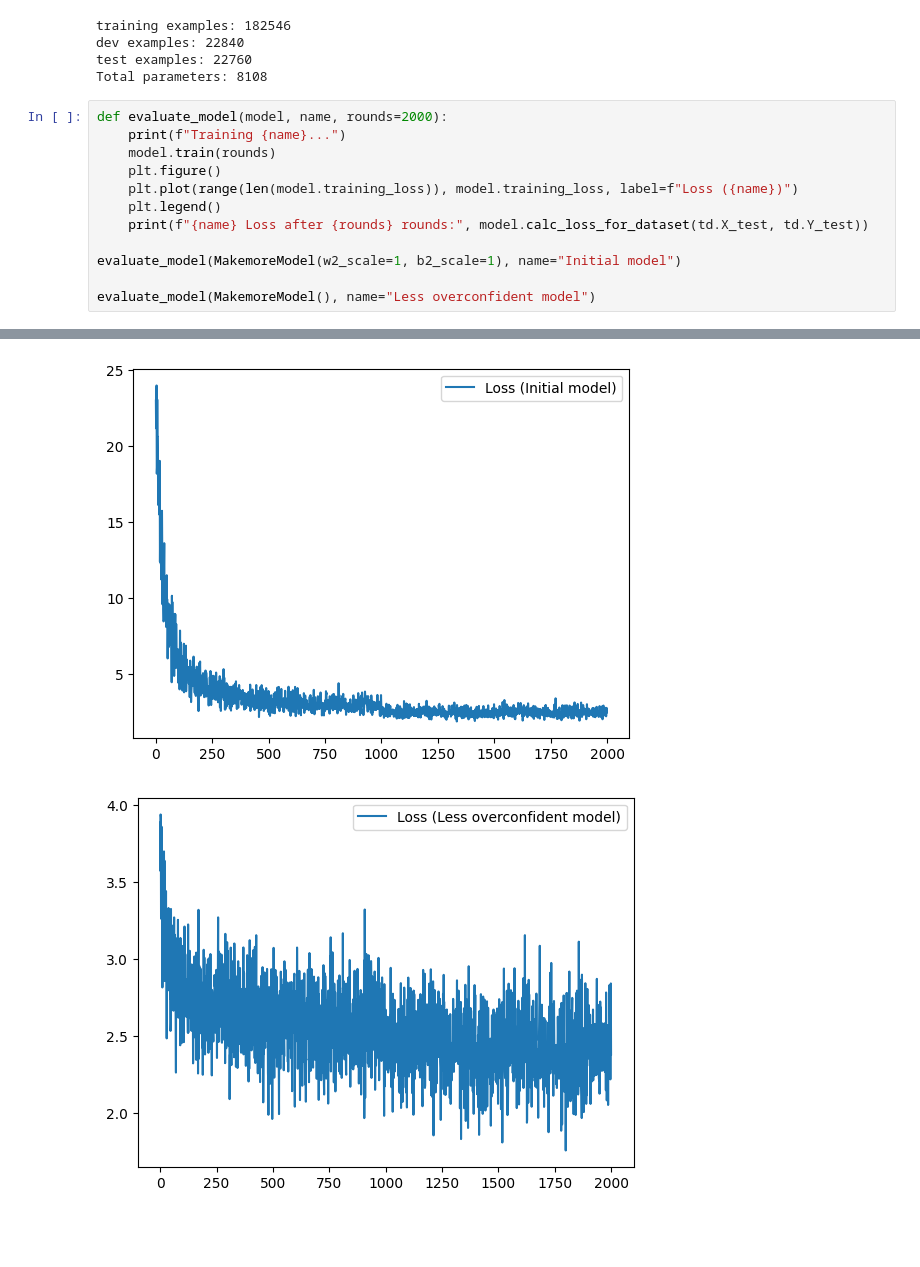
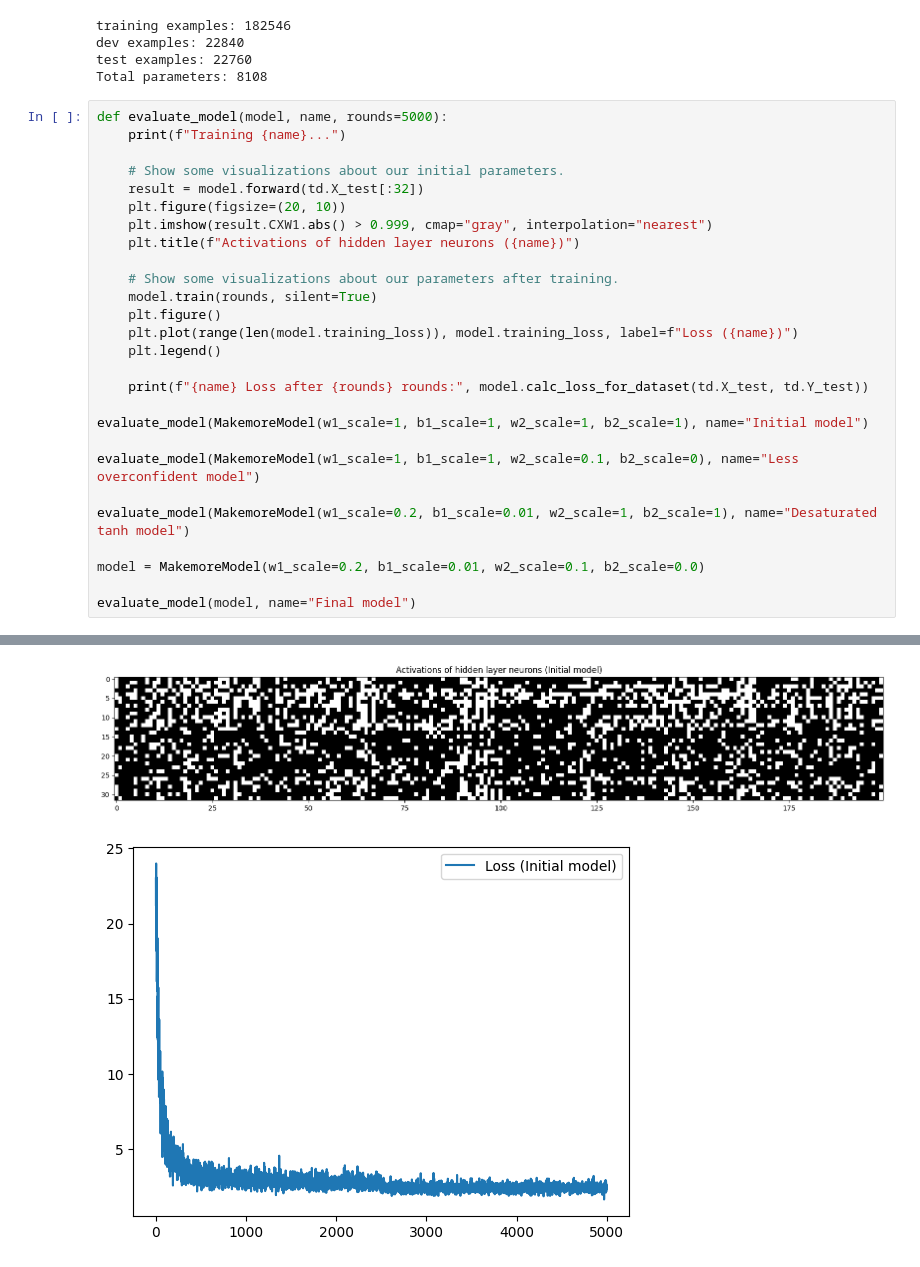
Before and after one commit to toolness/makemore-fun, a Jupyter notebook: lecture-3.ipynb, the cells around one changed output, grey strips where cells are left out. Drawn from its saved outputs; the diff is of its cells as text; blank space fills up the shorter version.

Commit message:
Desaturate tanh.

```diff
--- a/lecture-3.ipynb
+++ b/lecture-3.ipynb
@@ -16,16 +16,31 @@ dev examples: 22840
 test examples: 22760
 Total parameters: 8108
 # %%
-def evaluate_model(model, name, rounds=2000):
+def evaluate_model(model, name, rounds=5000):
     print(f"Training {name}...")
-    model.train(rounds)
+
+    # Show some visualizations about our initial parameters.
+    result = model.forward(td.X_test[:32])
+    plt.figure(figsize=(20, 10))
+    plt.imshow(result.CXW1.abs() > 0.999, cmap="gray", interpolation="nearest")
+    plt.title(f"Activations of hidden layer neurons ({name})")
+
+    # Show some visualizations about our parameters after training.
+    model.train(rounds, silent=True)
     plt.figure()
     plt.plot(range(len(model.training_loss)), model.training_loss, label=f"Loss ({name})")
     plt.legend()
+
     print(f"{name} Loss after {rounds} rounds:", model.calc_loss_for_dataset(td.X_test, td.Y_test))
 
-evaluate_model(MakemoreModel(w2_scale=1, b2_scale=1), name="Initial model")
+evaluate_model(MakemoreModel(w1_scale=1, b1_scale=1, w2_scale=1, b2_scale=1), name="Initial model")
 
-evaluate_model(MakemoreModel(), name="Less overconfident model")
+evaluate_model(MakemoreModel(w1_scale=1, b1_scale=1, w2_scale=0.1, b2_scale=0), name="Less overconfident model")
+
+evaluate_model(MakemoreModel(w1_scale=0.2, b1_scale=0.01, w2_scale=1, b2_scale=1), name="Desaturated tanh model")
+
+model = MakemoreModel(w1_scale=0.2, b1_scale=0.01, w2_scale=0.1, b2_scale=0.0)
+
+evaluate_model(model, name="Final model")
 # %% [output]
 Training Initial model...
@@ -39,2 +54,2 @@ Less overconfident model Loss after 2000 rounds: 2.421722888946533
-[figure, old version]
+[figure, new version]
-[figure, old version]
+[figure, new version]
```
Also changed, not shown: parts of 7 cells of this notebook, 1 other file.
